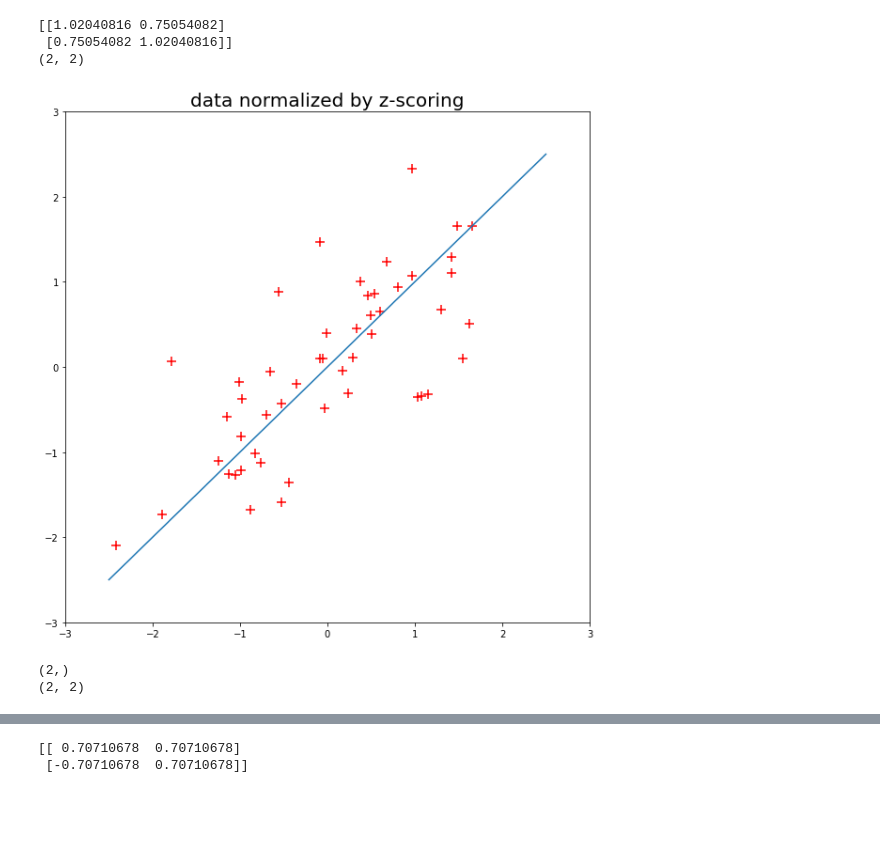
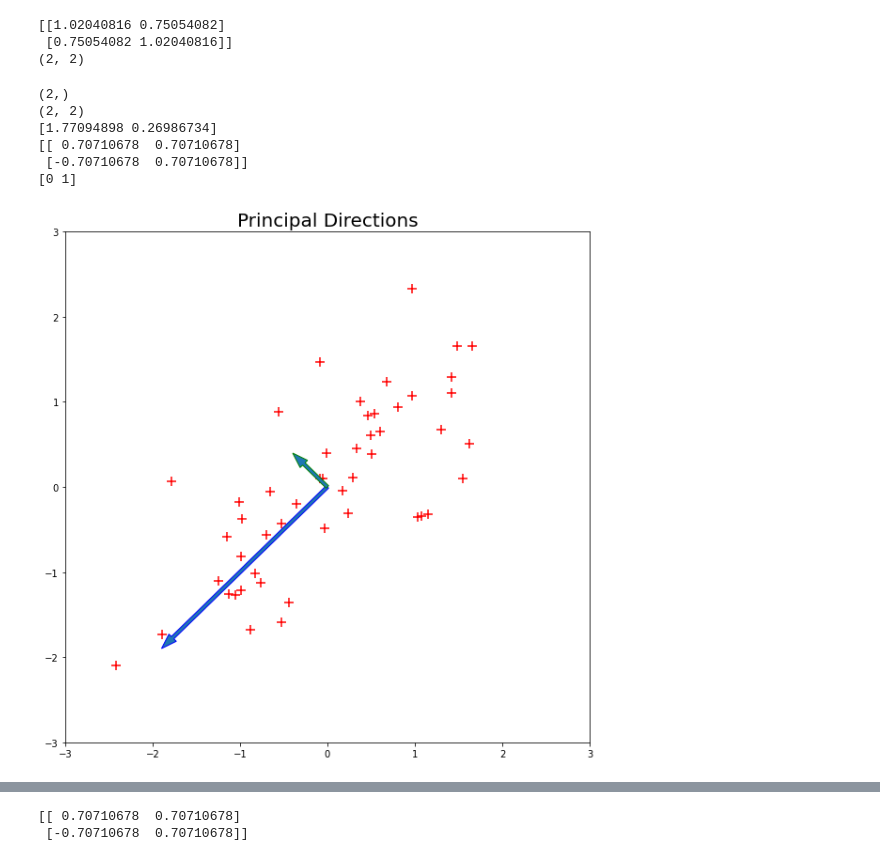
Before and after one commit to jiku100/2020-2-machine-running-proejct, a Jupyter notebook: assignment8/신석경_assignment_8.ipynb, the cells around one changed output, grey strips where cells are left out. Drawn from its saved outputs; the diff is of its cells as text; code cells hidden in the pictures; blank space fills up the shorter version.

Commit message:
Plot principal directions

```diff
--- a/assignment8/신석경_assignment_8.ipynb
+++ b/assignment8/신석경_assignment_8.ipynb
@@ -77,7 +77,7 @@ print(z_normalize[:5])
 def compute_covariance(Z):
 
     covar = np.cov(Z.T)# compute the covariance matrix #
-
+    ## 실제 수식으로 구해보았지만, numpy의 소숫점 정확도가 더 정확해 numpy를 선택
     return covar
 
 def compute_principal_direction(covariance):
@@ -87,5 +87,6 @@ def compute_principal_direction(covariance):
     idx = np.argsort(eigenvalues)[::-1]
     eigenvalues = eigenvalues[idx]
 
-    return eigenvalues, eigenvectors
+    return eigenvalues, eigenvectors, idx
+#idx는 eigenvalue가 큰 순서부터의 index를 가짐
 # %%
@@ -96,22 +98,35 @@ print(cov.shape)
 [[1.02040816 0.75054082]
  [0.75054082 1.02040816]]
 (2, 2)
+# %%
+## eigenvector, eigenvalue 구하기
+eigenvalues, eigenvectors, eigen_order = compute_principal_direction(cov)
+print(eigenvalues.shape)
+print(eigenvectors.shape)
+print(eigenvalues)
+print(eigenvectors)
+print(eigen_order)
+# %% [output]
+(2,)
+(2, 2)
+[1.77094898 0.26986734]
+[[ 0.70710678  0.70710678]
+ [-0.70710678  0.70710678]]
+[0 1]
+# %%
+## vector를 그릴 점 구하기
+x_vector_1 = -eigenvalues[eigen_order[0]]
+y_vector_1 = eigenvectors_t[0][1]/eigenvectors_t[0][0] * x_vector_1
+x_vector_2 = -eigenvalues[eigen_order[1]]
+y_vector_2 = eigenvectors_t[1][1]/eigenvectors_t[1][0] * x_vector_2
 # %%
-x_test = np.linspace(-2.5,2.5)
-y_test = eigenvectors_t[0][1]/eigenvectors_t[0][0] * x_test
 plt.figure(figsize=(10,10))
 plt.scatter(x_normalize,y_normalize, marker = "+", s = 100, c="r")
-plt.plot(x_test,y_test)
-plt.title("data normalized by z-scoring", fontsize = 20)
+plt.arrow(0, 0, x_vector_1, y_vector_1, width = 0.04, ec='blue')
+plt.arrow(0, 0, x_vector_2, y_vector_2, width = 0.04, ec='green')
+plt.title("Principal Directions", fontsize = 20)
 plt.xlim([-3, 3])
 plt.ylim([-3, 3])
 plt.show()
 # %% [output]
-[figure, old version]
+[figure, new version]
-# %%
-eigenvalues, eigenvectors = compute_principal_direction(cov)
-print(eigenvalues.shape)
-print(eigenvectors.shape)
-# %% [output]
-(2,)
-(2, 2)
```
Also changed, not shown: parts of 2 cells of this notebook.
